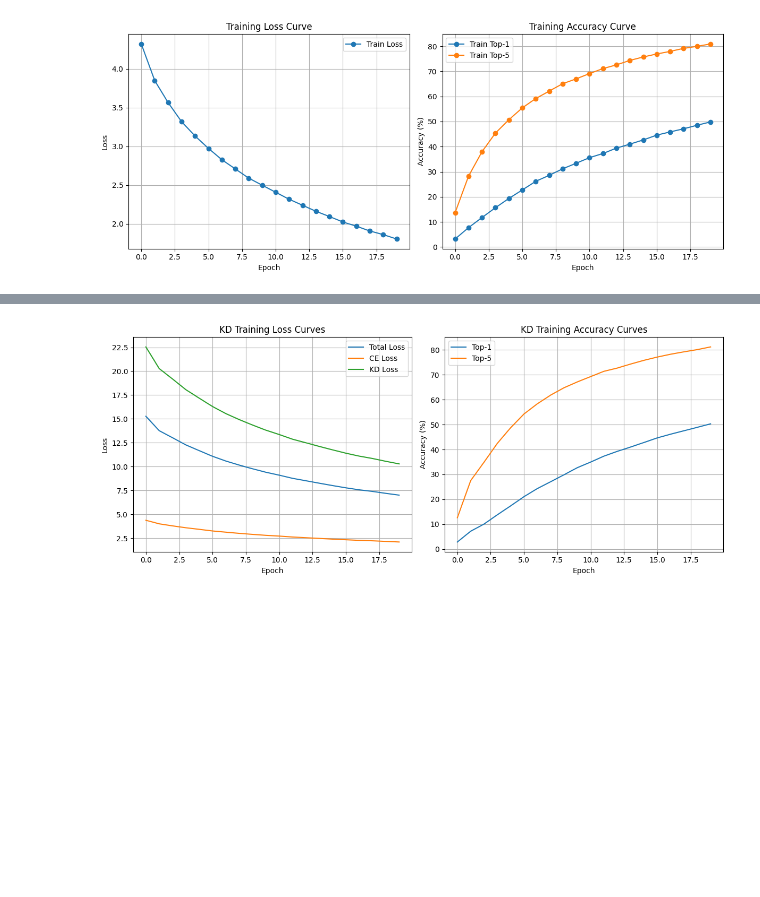
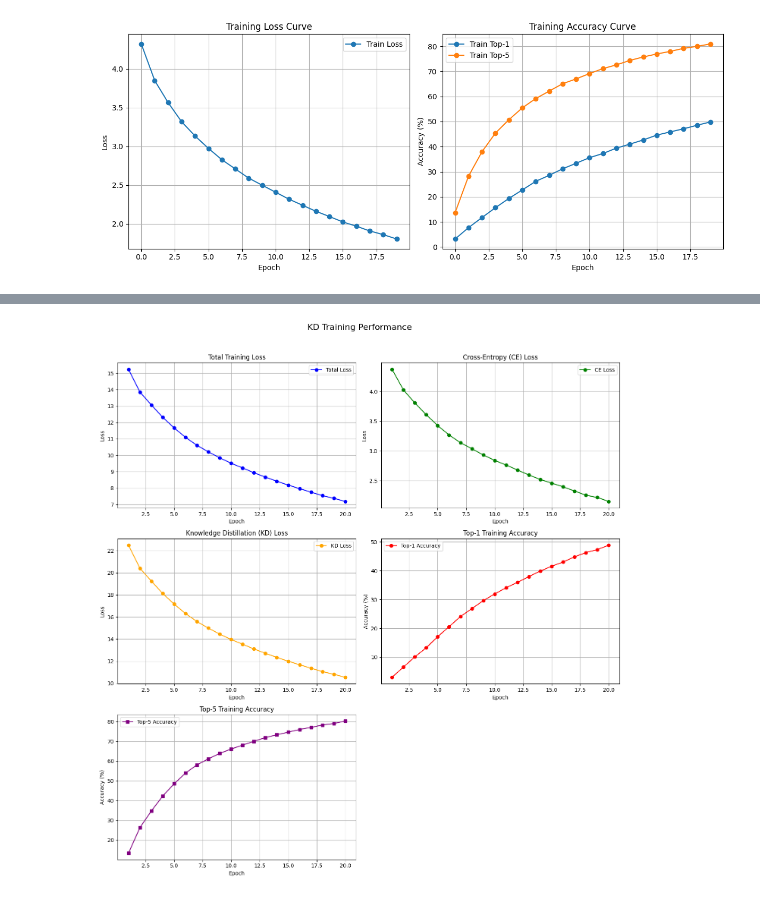
Before and after one commit to ha405/Knowledge-Distillation, a Jupyter notebook: Logit_Matching.ipynb, the cells around one changed output, grey strips where cells are left out. Saved outputs shown, nothing was run; the diff lists cells and outputs as text; code cells hidden in the pictures; blank space fills up the shorter version.

```diff
--- a/Logit_Matching.ipynb
+++ b/Logit_Matching.ipynb
@@ -119,26 +119,56 @@ Test -> Loss: 2.3569, Top1: 48.71%, Top5: 77.67%
 Distilled Student Saved
-# %%
-plt.figure(figsize=(12,5))
-plt.subplot(1,2,1)
-plt.plot(epoch_losses, label='Total Loss')
-plt.plot(epoch_ce, label='CE Loss')
-plt.plot(epoch_kd, label='KD Loss')
-plt.xlabel('Epoch')
-plt.ylabel('Loss')
-plt.title('KD Training Loss Curves')
-plt.grid(True)
-plt.legend()
-
-# Plot accuracy
-plt.subplot(1,2,2)
-plt.plot(epoch_top1, label='Top-1')
-plt.plot(epoch_top5, label='Top-5')
-plt.xlabel('Epoch')
-plt.ylabel('Accuracy (%)')
-plt.title('KD Training Accuracy Curves')
-plt.grid(True)
-plt.legend()
-plt.tight_layout()
-plt.show()
-# %% [output]
-[figure, removed]
+# %%
+import matplotlib.pyplot as plt
+import numpy as np
+
+epochs = 20
+epoch_range = range(1, epochs + 1)
+
+fig, axes = plt.subplots(3, 2, figsize=(14, 15))
+fig.suptitle('KD Training Performance', fontsize=16)
+
+axes = axes.flatten()
+
+# --- Plot 1: Total Loss ---
+axes[0].plot(epoch_range, epoch_losses, label='Total Loss', color='blue', marker='o')
+axes[0].set_title('Total Training Loss')
+axes[0].set_xlabel('Epoch')
+axes[0].set_ylabel('Loss')
+axes[0].grid(True)
+axes[0].legend()
+
+# --- Plot 2: Cross-Entropy (CE) Loss ---
+axes[1].plot(epoch_range, epoch_ce, label='CE Loss', color='green', marker='o')
+axes[1].set_title('Cross-Entropy (CE) Loss')
+axes[1].set_xlabel('Epoch')
+axes[1].set_ylabel('Loss')
+axes[1].grid(True)
+axes[1].legend()
+
+# --- Plot 3: Knowledge Distillation (KD) Loss ---
+axes[2].plot(epoch_range, epoch_kd, label='KD Loss', color='orange', marker='o')
+axes[2].set_title('Knowledge Distillation (KD) Loss')
+axes[2].set_xlabel('Epoch')
+axes[2].set_ylabel('Loss')
+axes[2].grid(True)
+axes[2].legend()
+
+axes[3].plot(epoch_range, epoch_top1, label='Top-1 Accuracy', color='red', marker='o')
+axes[3].set_title('Top-1 Training Accuracy')
+axes[3].set_xlabel('Epoch')
+axes[3].set_ylabel('Accuracy (%)')
+axes[3].grid(True)
+axes[3].legend()
+
+axes[4].plot(epoch_range, epoch_top5, label='Top-5 Accuracy', color='purple', marker='s')
+axes[4].set_title('Top-5 Training Accuracy')
+axes[4].set_xlabel('Epoch')
+axes[4].set_ylabel('Accuracy (%)')
+axes[4].grid(True)
+axes[4].legend()
+
+fig.delaxes(axes[5])
+plt.tight_layout(rect=[0, 0, 1, 0.96])
+plt.show()
+# %% [output]
+[figure, added]
```
Also changed, not shown: parts of 1 cell of this notebook.
